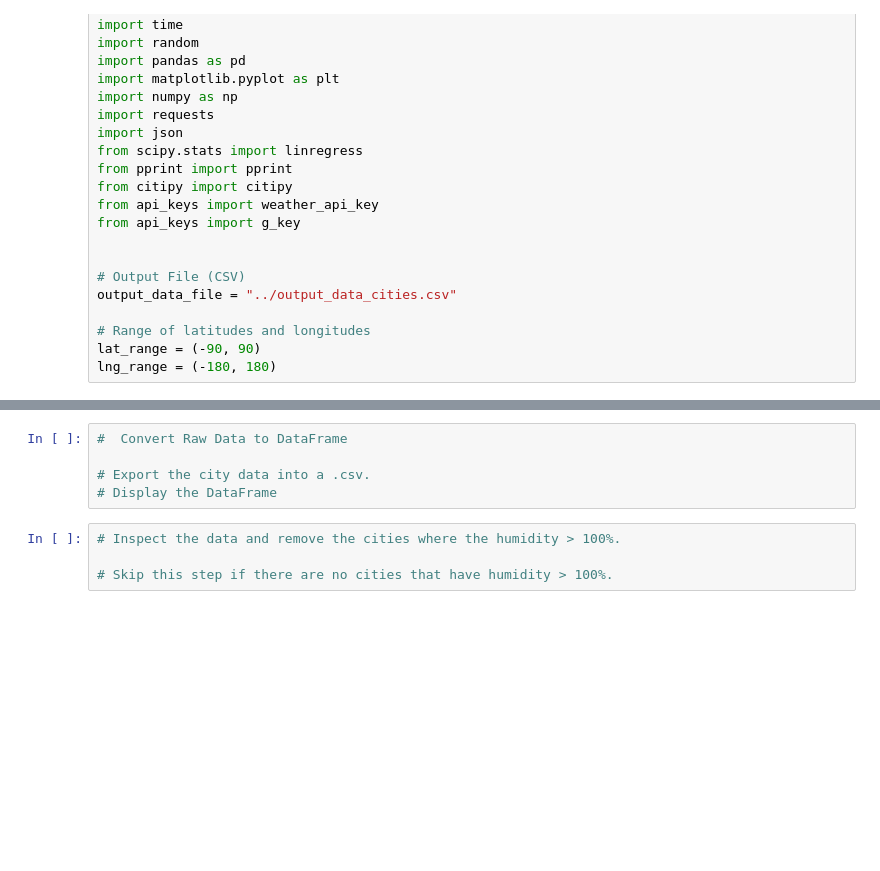
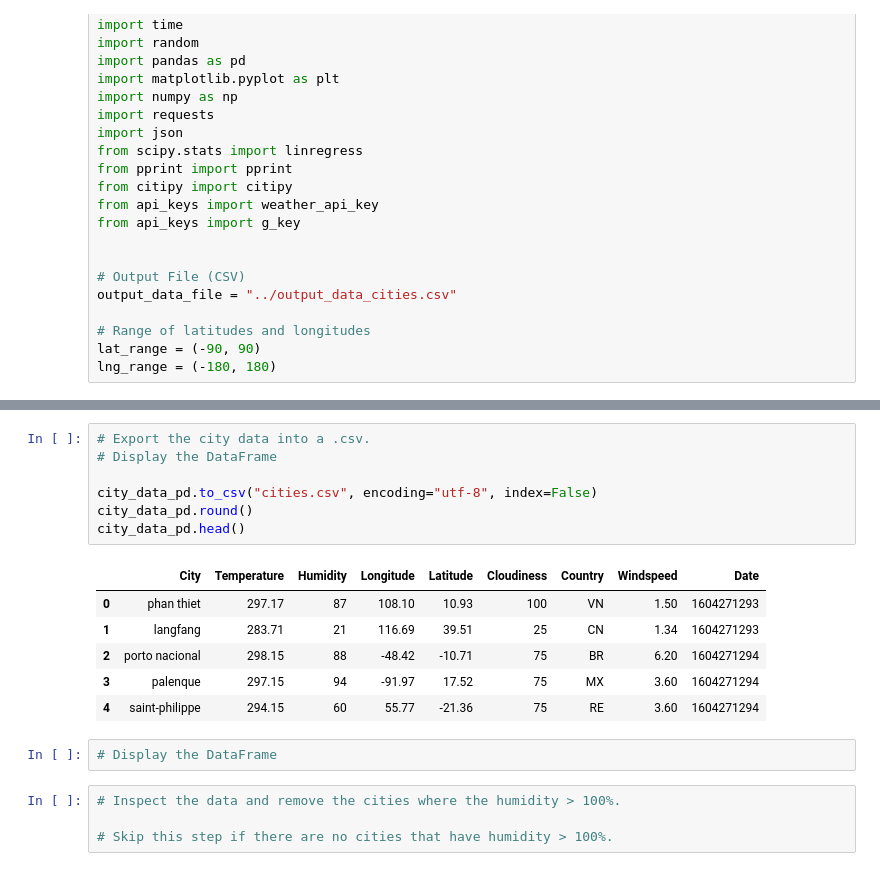
Before and after one commit to vinnie3030/Python-API-Homework, a Jupyter notebook: WeatherPy.ipynb, the cells around one changed output, grey strips where cells are left out. Cells and saved outputs as stored; diff of their text form; blank space fills up the shorter version.

```diff
--- a/WeatherPy.ipynb
+++ b/WeatherPy.ipynb
@@ -805,8 +145,19 @@ Data Retrieval Complete
 # %%
-#  Convert Raw Data to DataFrame
-
 # Export the city data into a .csv.
 # Display the DataFrame
+
+city_data_pd.to_csv("cities.csv", encoding="utf-8", index=False)
+city_data_pd.round()
+city_data_pd.head()
+# %% [output]
+|  | City | Temperature | Humidity | Longitude | Latitude | Cloudiness | Country | Windspeed | Date |
+| 0 | phan thiet | 297.17 | 87 | 108.10 | 10.93 | 100 | VN | 1.50 | 1604271293 |
+| 1 | langfang | 283.71 | 21 | 116.69 | 39.51 | 25 | CN | 1.34 | 1604271293 |
+| 2 | porto nacional | 298.15 | 88 | -48.42 | -10.71 | 75 | BR | 6.20 | 1604271294 |
+| 3 | palenque | 297.15 | 94 | -91.97 | 17.52 | 75 | MX | 3.60 | 1604271294 |
+| 4 | saint-philippe | 294.15 | 60 | 55.77 | -21.36 | 75 | RE | 3.60 | 1604271294 |
+# %%
+# Display the DataFrame
 # %%
 # Inspect the data and remove the cities where the humidity > 100%.
 
```
Also changed, not shown: parts of 8 cells of this notebook, 1 other file.
